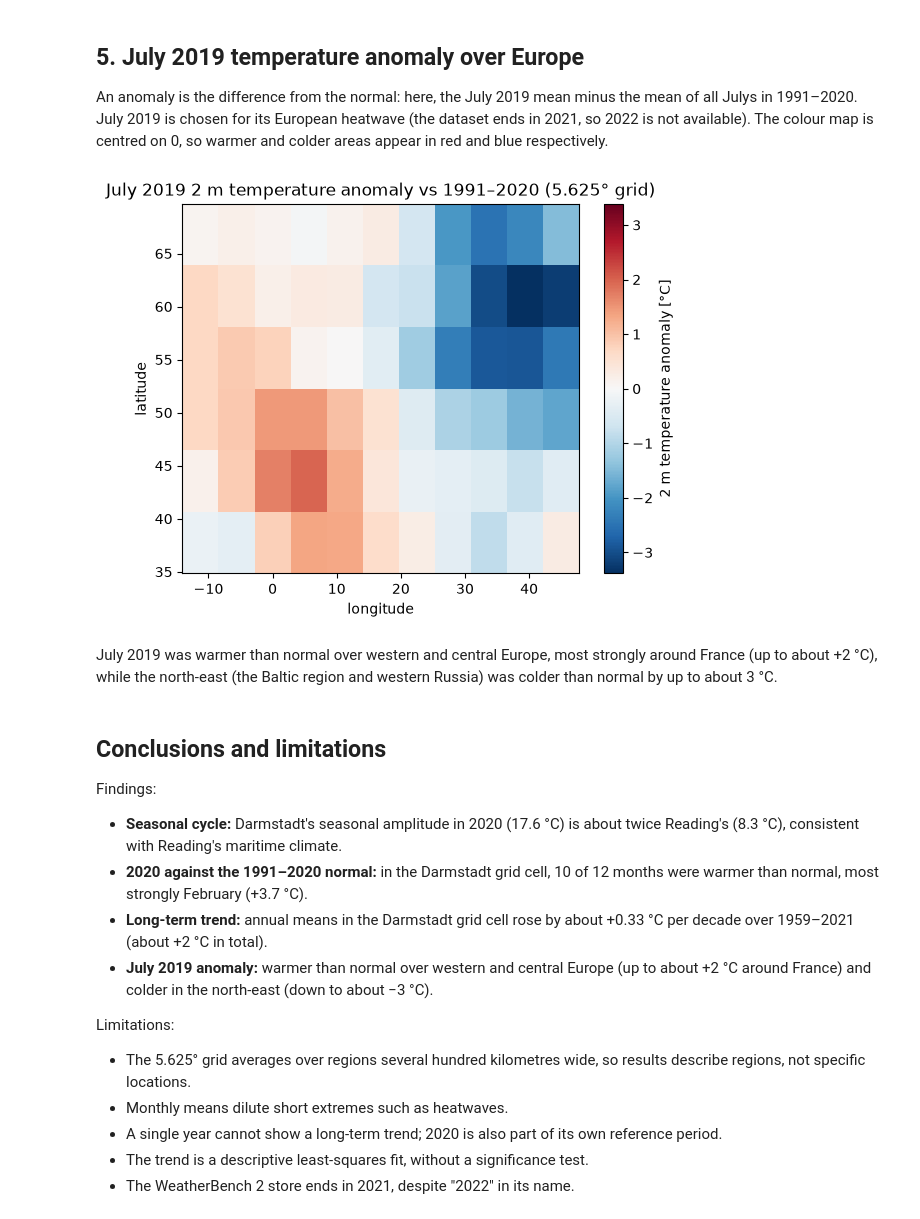
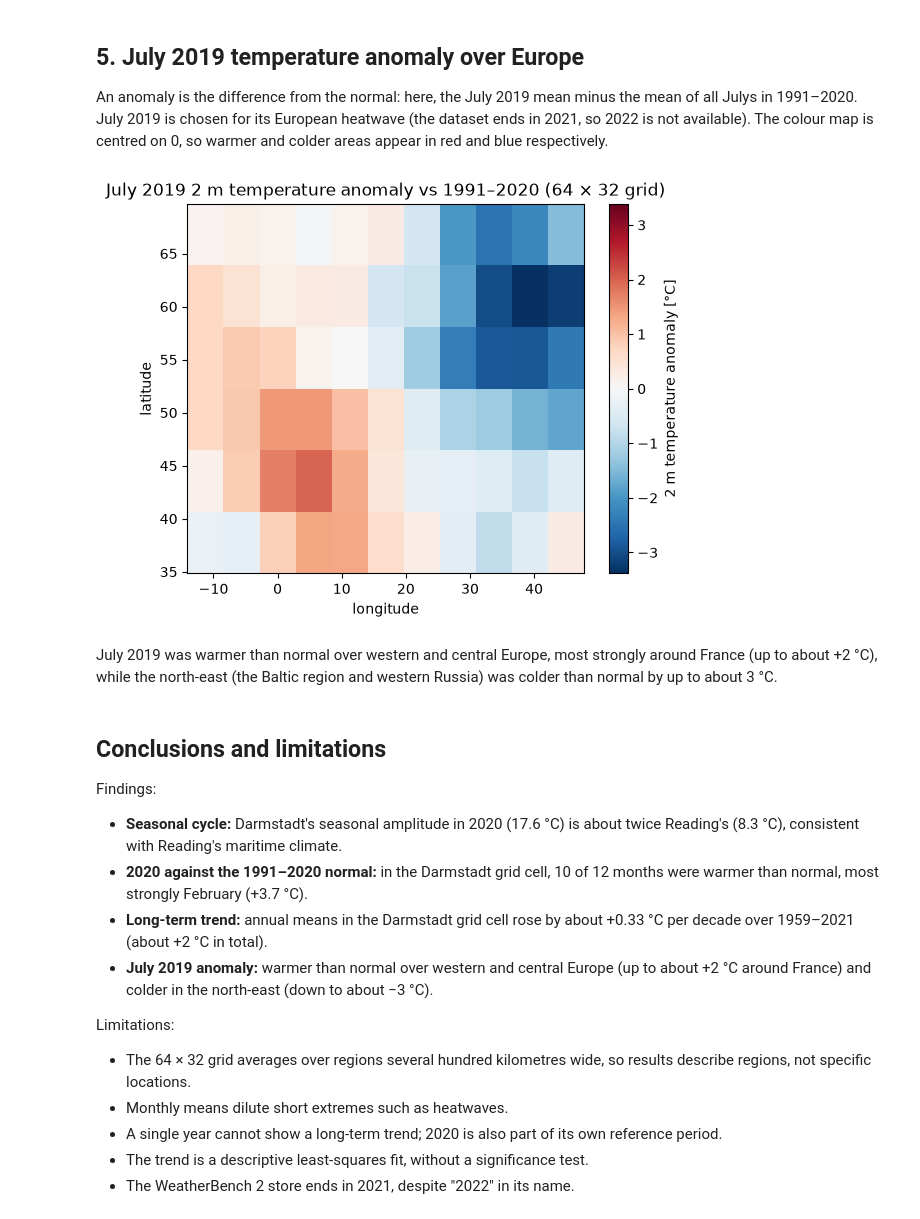
Before and after one commit to Fonta1/era5-exploration, a Jupyter notebook: era5_exploration.ipynb, the cells around one changed output. Drawn from its saved outputs; the diff is of its cells as text; code cells hidden in the pictures.

Commit message:
Fix review issues: grid spacing, Python version, portable requirements, data start date

```diff
--- a/era5_exploration.ipynb
+++ b/era5_exploration.ipynb
@@ -281,17 +280,17 @@ julys_1991_2021 = load_or_download(julys, julys_path, "2m_temperature_global_jul
 # %%
 july_normal = julys_1991_2021.sel(time=slice("1991", "2020")).mean("time")
 july_2019 = julys_1991_2021.sel(time="2019").mean("time")
 anomaly = july_2019 - july_normal
 anomaly = anomaly.assign_coords(longitude=((anomaly['longitude'] + 180)%360)-180).sortby("longitude")
 anomaly.attrs["units"] = "°C"
 anomaly.attrs["long_name"] = "2 m temperature anomaly"
 anomaly_europe = anomaly.sel(latitude=slice(35,72), longitude=slice(-15,45))
-ax = anomaly_europe.plot(x="longitude", y="latitude", cmap="RdBu_r", center=0)
-ax.axes.set_title("July 2019 2 m temperature anomaly vs 1991–2020 (5.625° grid)")
+mesh = anomaly_europe.plot(x="longitude", y="latitude", cmap="RdBu_r", center=0)
+mesh.axes.set_title("July 2019 2 m temperature anomaly vs 1991–2020 (64 × 32 grid)")
 
 plt.gcf().savefig("figures/july_2019_anomaly.png", dpi=150, bbox_inches="tight")
 # %% [output]
-[figure, old version]
+[figure, new version]
 # %% [markdown]
 July 2019 was warmer than normal over western and central Europe, most strongly around
 France (up to about +2 °C), while the north-east (the Baltic region and western Russia) was colder than normal by up to about 3 °C.
@@ -311,7 +310,7 @@ Findings:
 
 Limitations:
 
-- The 5.625° grid averages over regions several hundred kilometres wide, so results
+- The 64 × 32 grid averages over regions several hundred kilometres wide, so results
   describe regions, not specific locations.
 - Monthly means dilute short extremes such as heatwaves.
 - A single year cannot show a long-term trend; 2020 is also part of its own reference
```
Also changed, not shown: parts of 8 cells of this notebook, 3 other files.
